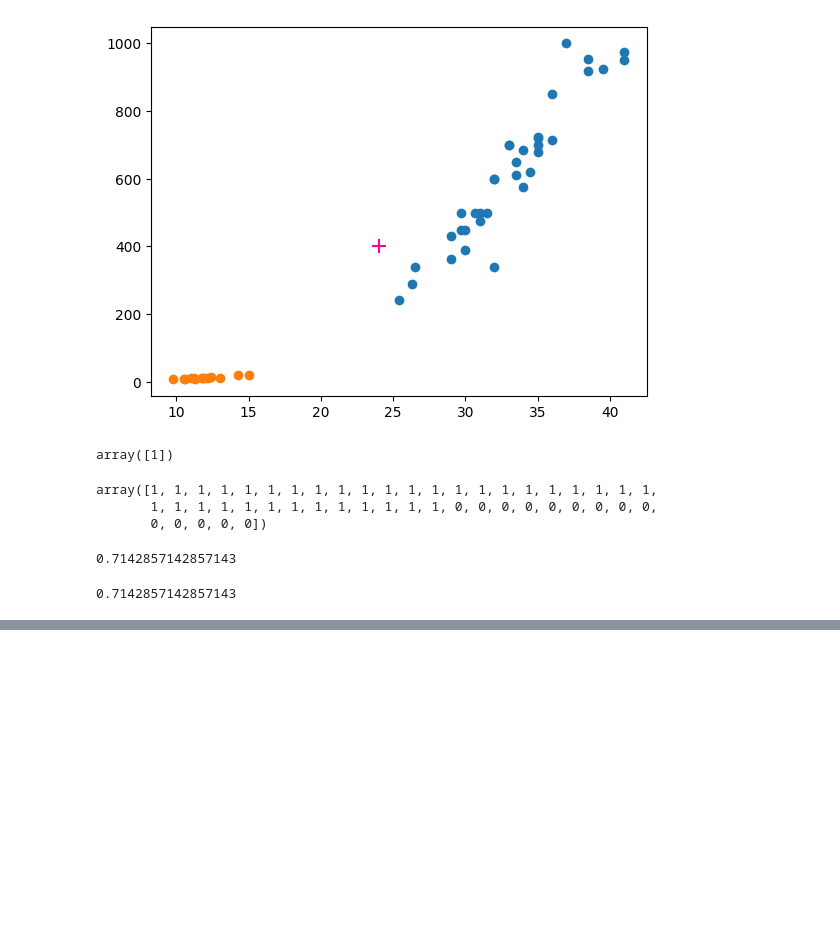
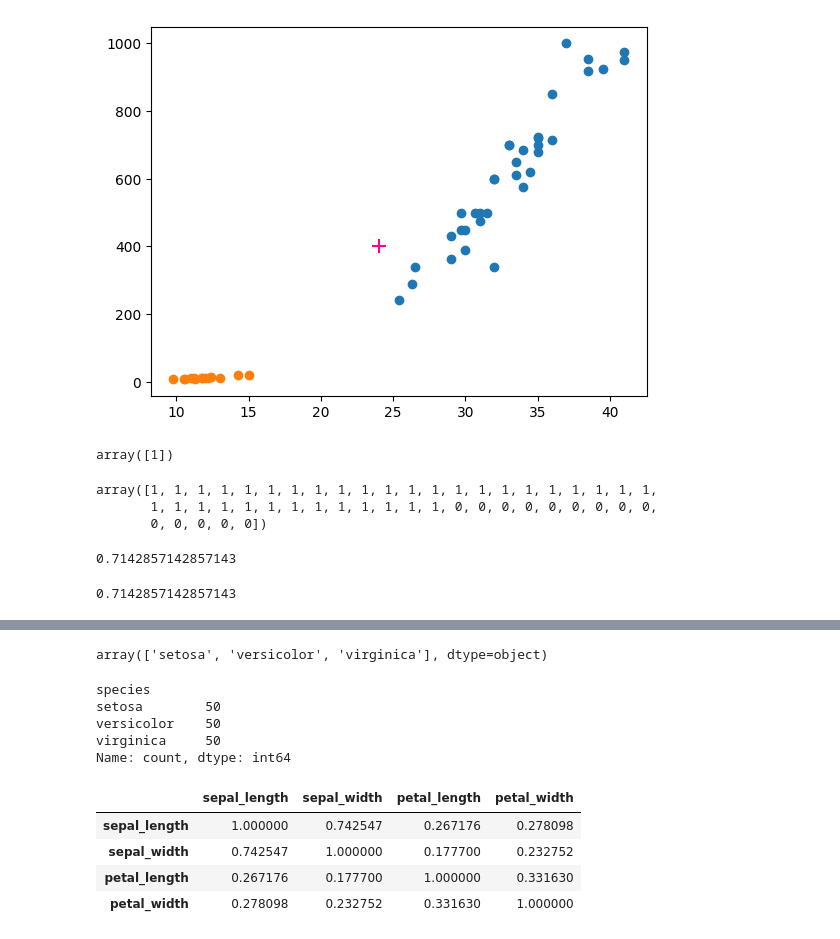
Before and after one commit to v2k2000/ML, a Jupyter notebook: 01-3.ipynb, the cells around one changed output, grey strips where cells are left out. Cells and saved outputs as stored; diff of their text form; code cells hidden in the pictures; blank space fills up the shorter version.

```diff
--- a/01-3.ipynb
+++ b/01-3.ipynb
@@ -138,0 +147,12 @@ for n in range(5, 50):
+# %%
+df['species'].unique()
+# %% [output]
+array(['setosa', 'versicolor', 'virginica'], dtype=object)
+# %%
+df['species'].value_counts()
+# %% [output]
+species
+setosa        50
+versicolor    50
+virginica     50
+Name: count, dtype: int64
@@ -138,0 +163,8 @@ for n in range(5, 50):
+# %%
+setosa.corr(numeric_only=True)
+# %% [output]
+|  | sepal_length | sepal_width | petal_length | petal_width |
+| sepal_length | 1.000000 | 0.742547 | 0.267176 | 0.278098 |
+| sepal_width | 0.742547 | 1.000000 | 0.177700 | 0.232752 |
+| petal_length | 0.267176 | 0.177700 | 1.000000 | 0.331630 |
+| petal_width | 0.278098 | 0.232752 | 0.331630 | 1.000000 |
```
Also changed, not shown: parts of 21 cells of this notebook, 1 other file.
